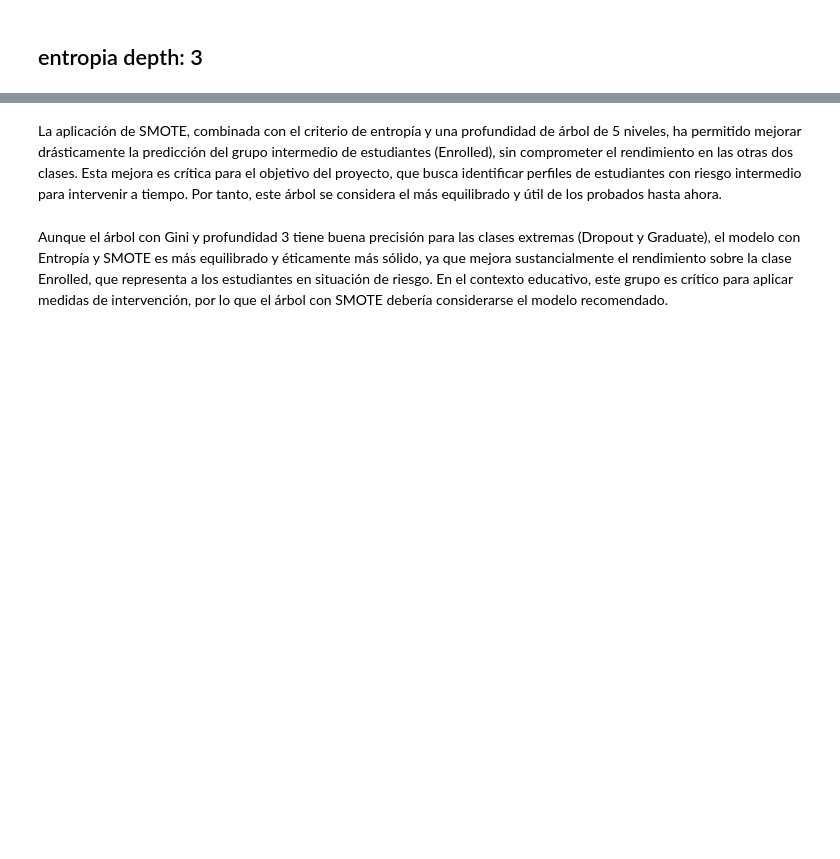
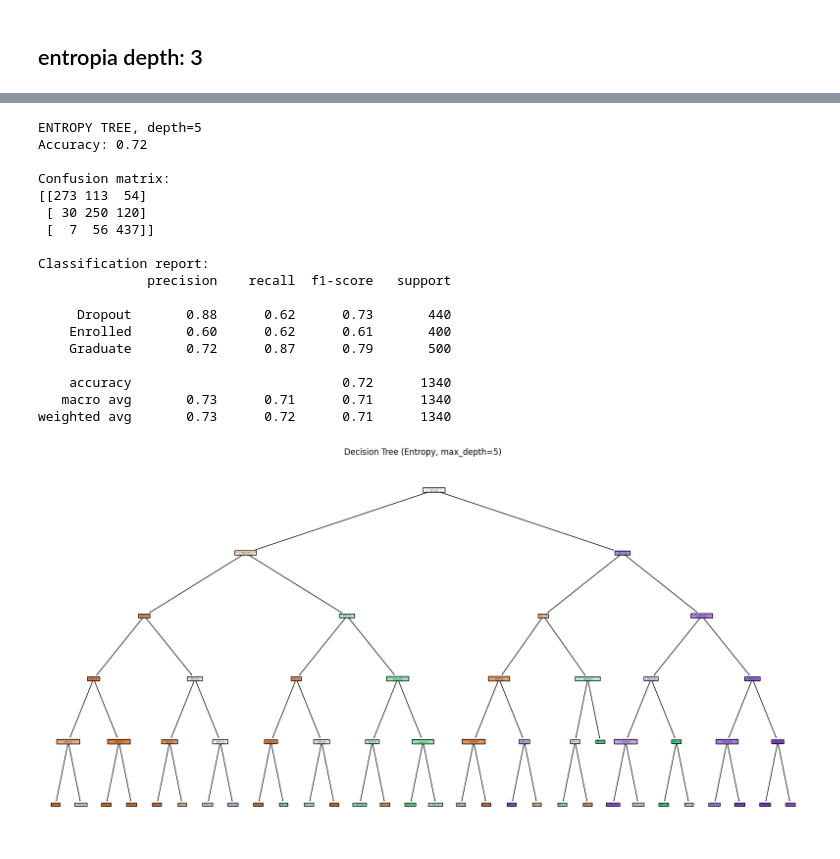
Before and after one commit to criissuarezzz/OriginofMusic, a Jupyter notebook: arbol.ipynb, the cells around one changed output, grey strips where cells are left out. Cells and saved outputs as stored; diff of their text form; code cells hidden in the pictures; blank space fills up the shorter version.

```diff
--- a/arbol.ipynb
+++ b/arbol.ipynb
@@ -366,4 +287,52 @@ weighted avg       0.73      0.72      0.72      1326
-# %% [markdown]
-La aplicación de SMOTE, combinada con el criterio de entropía y una profundidad de árbol de 5 niveles, ha permitido mejorar drásticamente la predicción del grupo intermedio de estudiantes (Enrolled), sin comprometer el rendimiento en las otras dos clases. Esta mejora es crítica para el objetivo del proyecto, que busca identificar perfiles de estudiantes con riesgo intermedio para intervenir a tiempo. Por tanto, este árbol se considera el más equilibrado y útil de los probados hasta ahora.
-# %% [markdown]
-Aunque el árbol con Gini y profundidad 3 tiene buena precisión para las clases extremas (Dropout y Graduate), el modelo con Entropía y SMOTE es más equilibrado y éticamente más sólido, ya que mejora sustancialmente el rendimiento sobre la clase Enrolled, que representa a los estudiantes en situación de riesgo. En el contexto educativo, este grupo es crítico para aplicar medidas de intervención, por lo que el árbol con SMOTE debería considerarse el modelo recomendado.
+# %%
+print("ENTROPY TREE, depth=5")
+# crear y entrenar el árbol
+clf_entropy51 =DecisionTreeClassifier(
+    criterion='entropy',
+    max_depth=5,
+    min_samples_leaf=5,             # nuevo: evita hojas con muy pocos ejemplos
+    min_impurity_decrease=0.001,    # nuevo: impide splits poco informativos
+    random_state=42
+)
+clf_entropy51.fit(X_train, y_train)
+
+# predicciones
+y_pred = clf_entropy51.predict(X_test)
+
+# evaluación
+accuracy = accuracy_score(y_test, y_pred)
+print(f"Accuracy: {accuracy:.2f}")
+print("\nConfusion matrix:")
+print(confusion_matrix(y_test, y_pred))
+print("\nClassification report:")
+print(classification_report(y_test, y_pred, target_names=target_names))
+
+import matplotlib.pyplot as plt
+from sklearn.tree import plot_tree
+
+plt.figure(figsize=(20, 10))
+plot_tree(clf_entropy51, feature_names=features.columns, class_names=target_names, filled=True, rounded=True)
+plt.title("Decision Tree (Entropy, max_depth=5)")
+# save the tree in svg format
+plt.savefig("tree_entropy5.svg", format='svg')
+plt.show()
+# %% [output]
+ENTROPY TREE, depth=5
+Accuracy: 0.72
+
+Confusion matrix:
+[[273 113  54]
+ [ 30 250 120]
+ [  7  56 437]]
+
+Classification report:
+              precision    recall  f1-score   support
+
+     Dropout       0.88      0.62      0.73       440
+    Enrolled       0.60      0.62      0.61       400
+    Graduate       0.72      0.87      0.79       500
+
+    accuracy                           0.72      1340
+   macro avg       0.73      0.71      0.71      1340
+weighted avg       0.73      0.72      0.71      1340
+[figure, added]
```
Also changed, not shown: parts of 18 cells of this notebook, 14 other files.
